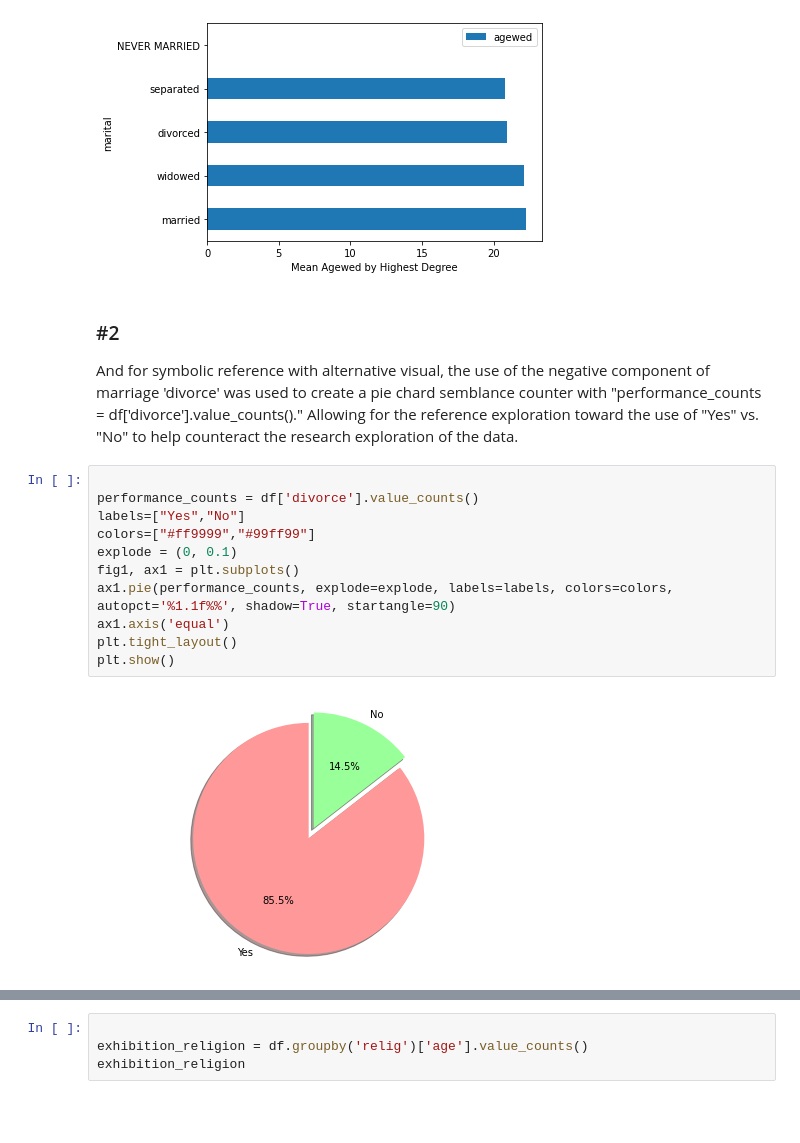
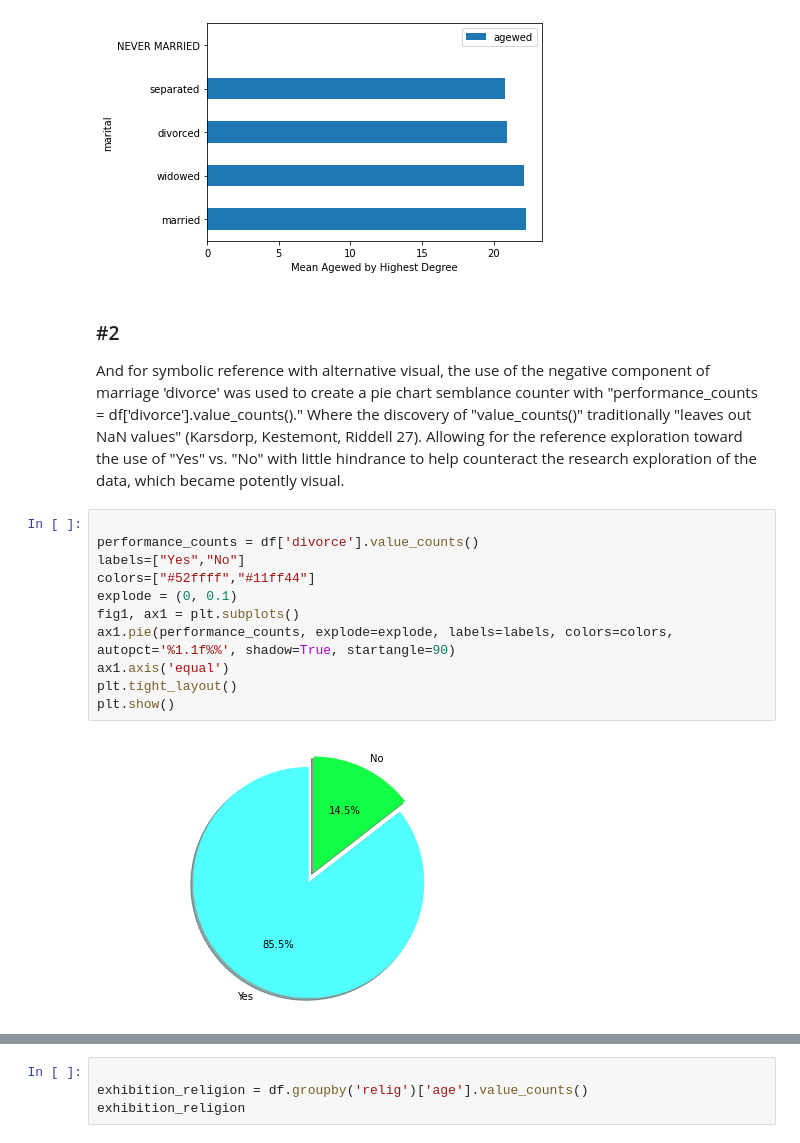
Before and after one commit to dlb007/Vox, a Jupyter notebook: Assignment # 9xx.ipynb, the cells around one changed output, grey strips where cells are left out. Saved outputs shown, nothing was run; the diff lists cells and outputs as text; blank space fills up the shorter version.

```diff
--- a/Assignment # 9xx.ipynb
+++ b/Assignment # 9xx.ipynb
@@ -88,19 +89,20 @@ plt.legend();
 [figure]
 # %% [markdown]
 ### #2
-And for symbolic reference with alternative visual, the use of the negative component of marriage 'divorce' was used to create a pie chard semblance counter with "performance_counts = df['divorce'].value_counts()."  Allowing for the reference exploration toward the use of "Yes" vs. "No" to help counteract the research exploration of the data.
+
+And for symbolic reference with alternative visual, the use of the negative component of marriage 'divorce' was used to create a pie chart semblance counter with "performance_counts = df['divorce'].value_counts()."  Where the discovery of "value_counts()" traditionally "leaves out NaN values" (Karsdorp, Kestemont, Riddell 27). Allowing for the reference exploration toward the use of "Yes" vs. "No"  with little hindrance to help counteract the research exploration of the data, which became potently visual.
 # %%
 
 performance_counts = df['divorce'].value_counts()
 labels=["Yes","No"]
-colors=["#ff9999","#99ff99"]
+colors=["#52ffff","#11ff44"]
 explode = (0, 0.1)
 fig1, ax1 = plt.subplots()
 ax1.pie(performance_counts, explode=explode, labels=labels, colors=colors, autopct='%1.1f%%', shadow=True, startangle=90)
 ax1.axis('equal')
 plt.tight_layout()
 plt.show()
 # %% [output]
-[figure, old version]
+[figure, new version]
 # %% [markdown]
 ## Stage Three: Use Groupby to Spot Additional Trends
```
Also changed, not shown: parts of 9 cells of this notebook.
